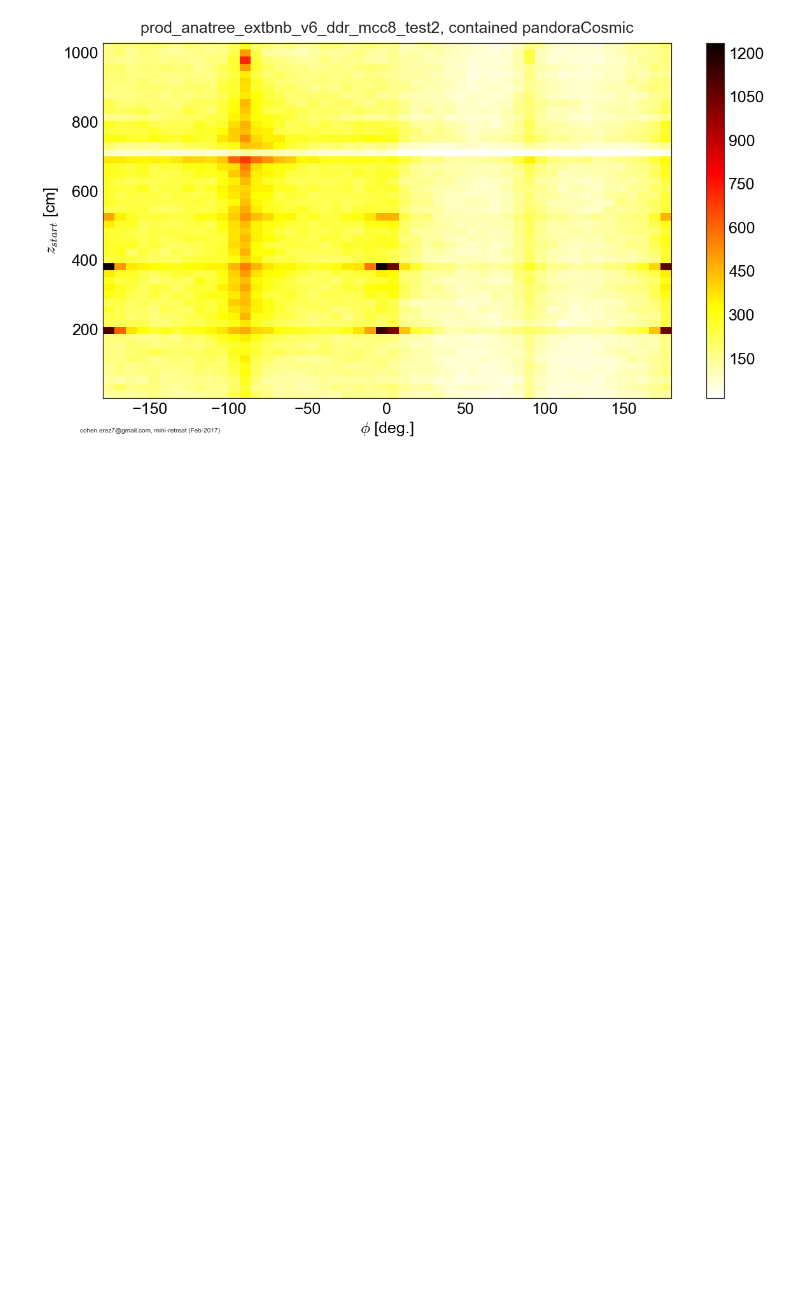
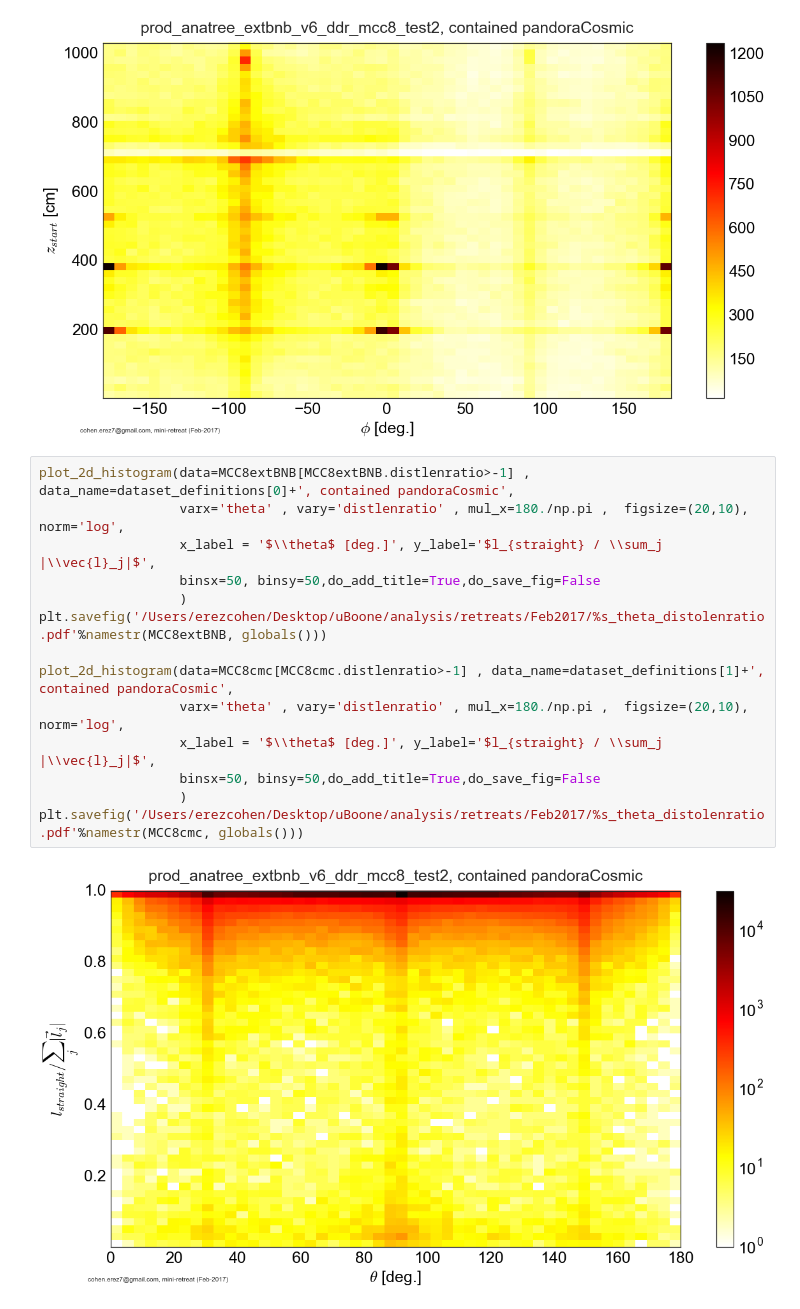
Before and after one commit to erezcoh4/AnalysisTreesInformation, a Jupyter notebook: AnaTreesPackage/notebooks/retreats/Feb2017/extBNB_plots.ipynb, the cells around one changed output. Drawn from its saved outputs; the diff is of its cells as text; blank space fills up the shorter version.

```diff
--- a/AnaTreesPackage/notebooks/retreats/Feb2017/extBNB_plots.ipynb
+++ b/AnaTreesPackage/notebooks/retreats/Feb2017/extBNB_plots.ipynb
@@ -203,3 +203,19 @@ plt.savefig('/Users/erezcohen/Desktop/uBoone/analysis/retreats/Feb2017/%s__z.pdf
 # %% [output]
 [figure]
 [figure]
+# %%
+plot_2d_histogram(data=MCC8extBNB[MCC8extBNB.distlenratio>-1] , data_name=dataset_definitions[0]+', contained pandoraCosmic',
+                  varx='theta' , vary='distlenratio' , mul_x=180./np.pi ,  figsize=(20,10), norm='log',
+                  x_label = '$\\theta$ [deg.]', y_label='$l_{straight} / \\sum_j |\\vec{l}_j|$',
+                  binsx=50, binsy=50,do_add_title=True,do_save_fig=False
+                  )
+plt.savefig('/Users/erezcohen/Desktop/uBoone/analysis/retreats/Feb2017/%s_theta_distolenratio.pdf'%namestr(MCC8extBNB, globals()))
+
+plot_2d_histogram(data=MCC8cmc[MCC8cmc.distlenratio>-1] , data_name=dataset_definitions[1]+', contained pandoraCosmic',
+                  varx='theta' , vary='distlenratio' , mul_x=180./np.pi ,  figsize=(20,10), norm='log',
+                  x_label = '$\\theta$ [deg.]', y_label='$l_{straight} / \\sum_j |\\vec{l}_j|$',
+                  binsx=50, binsy=50,do_add_title=True,do_save_fig=False
+                  )
+plt.savefig('/Users/erezcohen/Desktop/uBoone/analysis/retreats/Feb2017/%s_theta_distolenratio.pdf'%namestr(MCC8cmc, globals()))
+# %% [output]
+[figure, added]
```
Also changed, not shown: parts of 2 cells of this notebook, 2 other files.
